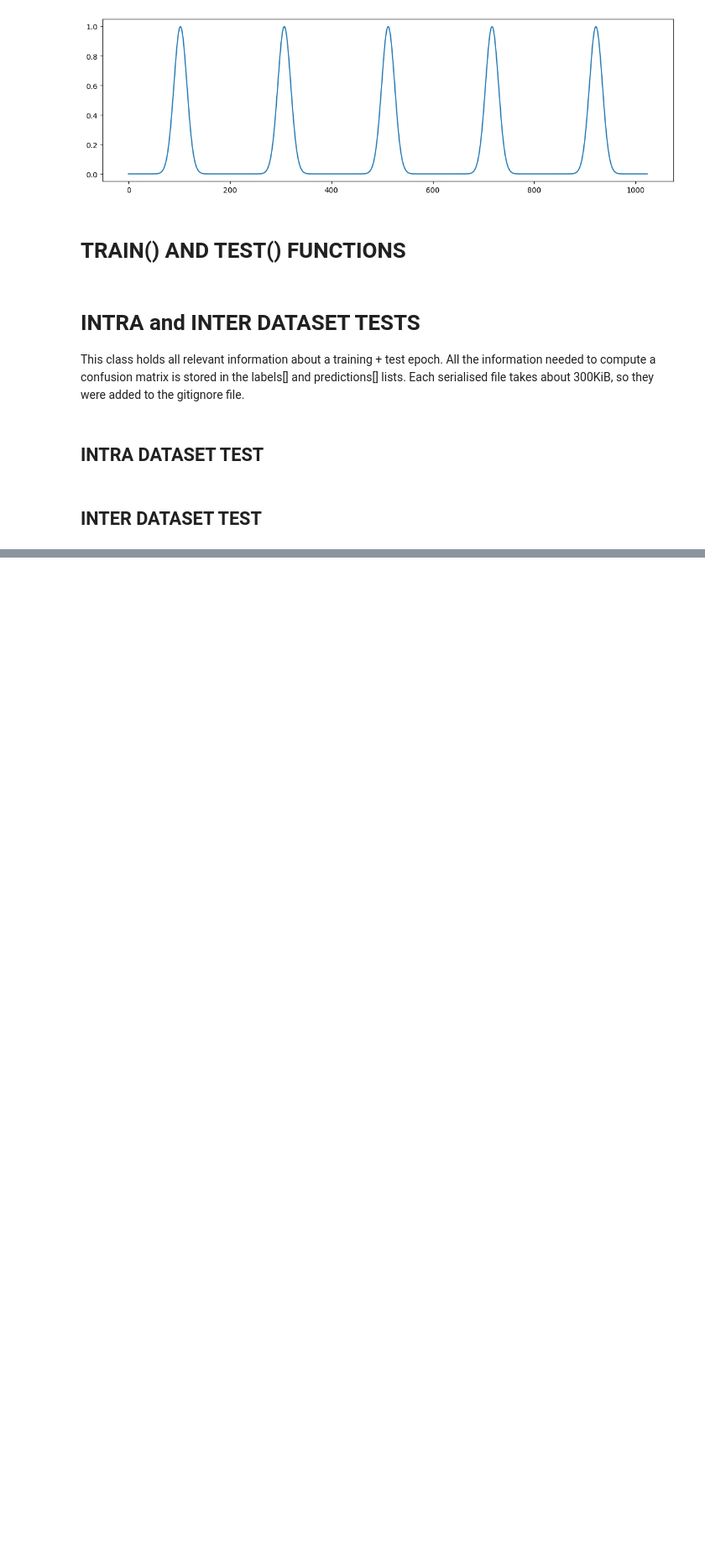
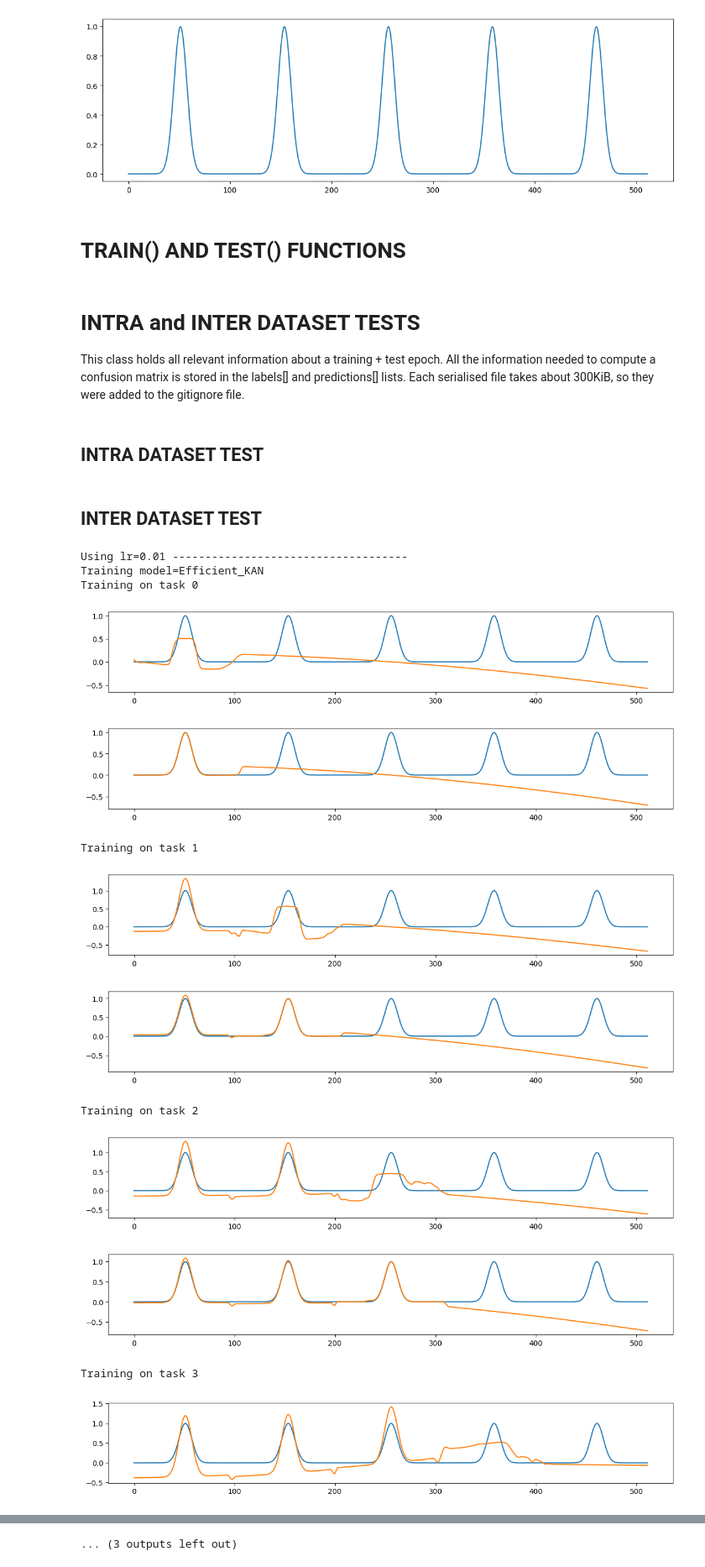
Before and after one commit to MrPio/KAN-Continual_Learning_tests, a Jupyter notebook: Is_EfficientKAN_good.ipynb, the cells around one changed output, grey strips where cells are left out. Shown at 84% size. Saved outputs shown, nothing was run; the diff lists cells and outputs as text; code cells hidden in the pictures; blank space fills up the shorter version.

Commit message:
Gaussian peaks test INTER executed.

```diff
--- a/Is_EfficientKAN_good.ipynb
+++ b/Is_EfficientKAN_good.ipynb
@@ -58,12 +63,13 @@ plt.show()
 class MLP(nn.Module):
     def __init__(self):
         super(MLP, self).__init__()
-        self.layers = [1, 256, 256,1]
+        self.layers = [1, 256, 256, 1]
         self.fc1 = nn.Linear(self.layers[0], self.layers[1])
         self.fc2 = nn.Linear(self.layers[1], self.layers[2])
         self.fc3 = nn.Linear(self.layers[2], self.layers[3])
 
     def forward(self, x):
+        x = x / dataset_size * 2 - 1
         x = x.view(-1, self.layers[0])
         x = torch.relu(self.fc1(x))
         x = torch.relu(self.fc2(x))
@@ -72,12 +78,13 @@ class MLP(nn.Module):
 # %%
 # KAN
 class Efficient_KAN(nn.Module):
-    def __init__(self, grid_size=30):
+    def __init__(self, grid_size=200):
         super(Efficient_KAN, self).__init__()
         self.layers = [1, 1]
-        self.model = KAN(self.layers, grid_size=grid_size).to(device)
+        self.model = KAN(self.layers, grid_size=grid_size, grid_eps=1, scale_base=0).to(device)
 
     def forward(self, x):
+        x = x / dataset_size * 2 - 1
         x = x.view(-1, self.layers[0])
         x = self.model(x)
         return x
@@ -105,22 +112,26 @@ def train(model, checkpoint, optimizer, start_epoch=0, epochs=5, on_epoch_end=No
     if loader is None:
         loader = train_loader
     criterion = nn.MSELoss()
+    scheduler = optim.lr_scheduler.ExponentialLR(optimizer, gamma=0.999)
     for epoch in range(start_epoch, epochs + start_epoch):
         model.train()
         epoch_start = time.time_ns()
         with tqdm(loader) as pbar:
             for i, y in enumerate(pbar):
-                x=torch.linspace(batch_size*i,batch_size*(i+1)-1, steps=batch_size).to(device)
+                x = torch.linspace(batch_size * i, batch_size * (i + 1) - 1, steps=batch_size).to(device)
+                if task_id is not None:
+                    x += task_id * dataset_size // len(train_loader_tasks)
                 y = y.to(device)
                 optimizer.zero_grad()
                 output = model(x)
-                loss = criterion(output.float(), y.float())
+                loss = criterion(output.float(), y.view(-1, ).float())
                 loss.backward()
                 optimizer.step(closure=lambda: loss)
                 pbar.set_postfix(loss=loss.item(), lr=optimizer.param_groups[0]['lr'])
-        print(f'Epoch {epoch + 1}, Loss: {loss.item()}')
+                scheduler.step()
+        # print(f'Epoch {epoch + 1}, Loss: {loss.item()}')
         epoch_duration = (time.time_ns() - epoch_start) // 1000000
-        if on_epoch_end is not None:
+        if on_epoch_end is not None and epoch%9==0:
             on_epoch_end(model, epoch, loss.item(), epoch_duration, lr, task_id)
 # %%
 def test(model):
@@ -196,14 +207,27 @@ for lr in [1e-2]:
 # %% [markdown]
 ## INTER DATASET TEST
 # %%
-# for epochs, lr in zip([10], [1e-5]):
-#     models = [MLP(output_size=2), Efficient_KAN(output_size=2),
-#               CKAN_BN(), KANC_MLP(), NormalConvsKAN(), KKAN_Convolutional_Network(), SimpleCNN(), KANvolver()]
-#     print(f'Using lr={lr} ------------------------------------')
-#     for model in [x.to(device) for x in models[:2]]:
-#         print(f'Training model={model.__class__.__name__}')
-#         for i, task in enumerate(train_loader_tasks):
-#             print(f'Training on task {i}')
-#             train(model, f'results/{dataset_name}/inter/{model.__class__.__name__}', epochs=epochs,
-#                   start_epoch=i * epochs, optimizer=optim.Adam(model.parameters(), lr=lr), on_epoch_end=onEpochEnd,
-#                   lr=lr, loader=task, task_id=i)
+for epochs, lr in zip([20], [1e-2]):
+    models = [Efficient_KAN(), MLP()][:1]
+    print(f'Using lr={lr} ------------------------------------')
+    for model in [x.to(device) for x in models]:
+        print(f'Training model={model.__class__.__name__}')
+        for i, task in enumerate(train_loader_tasks):
+            print(f'Training on task {i}')
+            train(model, f'results/gaussian_peaks/inter/{model.__class__.__name__}', epochs=epochs,
+                  start_epoch=i * epochs, optimizer=optim.AdamW(model.parameters(), lr=lr, weight_decay=1e-2), on_epoch_end=onEpochEnd,
+                  lr=lr, loader=task, task_id=i)
+# %% [output]
+Using lr=0.01 ------------------------------------
+Training model=Efficient_KAN
+Training on task 0
+[figure, added]
+[figure, added]
+Training on task 1
+[figure, added]
+[figure, added]
+Training on task 2
+[figure, added]
+[figure, added]
+Training on task 3
+[figure, added]
@@ -210,3 +235,4 @@ for lr in [1e-2]:
+... (3 outputs left out)
 # %%
 # # PyKAN custom training
 # for lr in [1e-0, 1e-1, 1e-2, 1e-3, 1e-4, 1e-5]:
```
Also changed, not shown: parts of 5 cells of this notebook.
